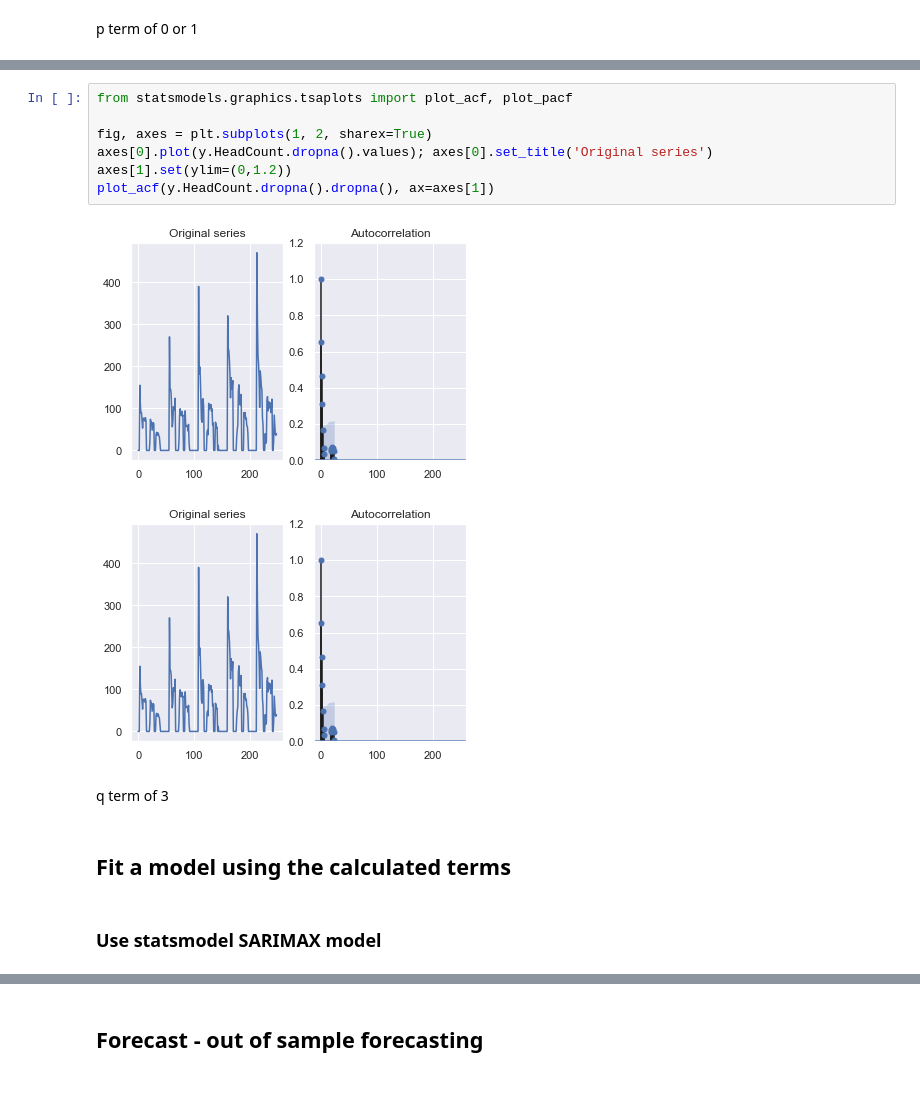
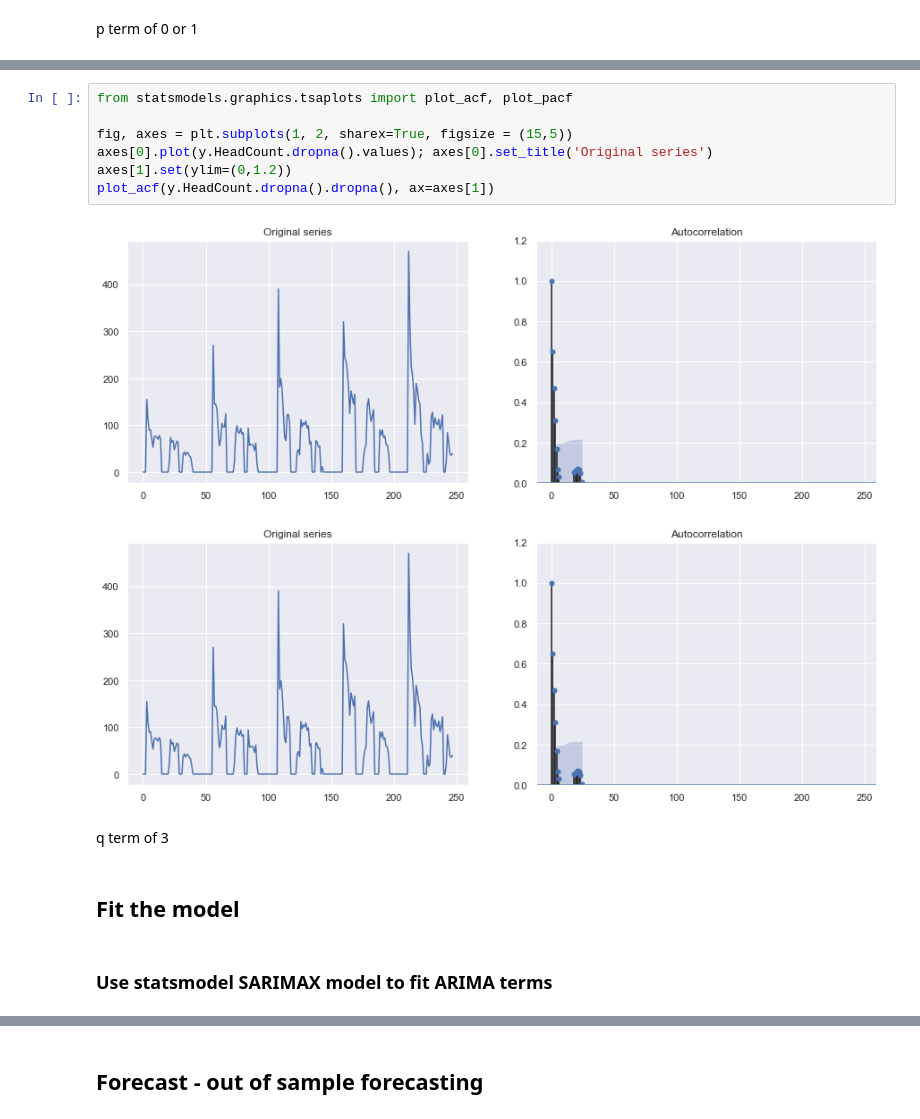
Before and after one commit to chris-pickford/TimeSeriesKb, a Jupyter notebook: Jupyter/main.ipynb, the cells around one changed output, grey strips where cells are left out. Cells and saved outputs as stored; diff of their text form; blank space fills up the shorter version.

```diff
--- a/Jupyter/main.ipynb
+++ b/Jupyter/main.ipynb
@@ -386,17 +389,17 @@ p term of 0 or 1
 # %%
 from statsmodels.graphics.tsaplots import plot_acf, plot_pacf
 
-fig, axes = plt.subplots(1, 2, sharex=True)
+fig, axes = plt.subplots(1, 2, sharex=True, figsize = (15,5))
 axes[0].plot(y.HeadCount.dropna().values); axes[0].set_title('Original series')
 axes[1].set(ylim=(0,1.2))
 plot_acf(y.HeadCount.dropna().dropna(), ax=axes[1])
 # %% [output]
-[figure, old version]
+[figure, new version]
-[figure, old version]
+[figure, new version]
 # %% [markdown]
 q term of 3
 # %% [markdown]
-## Fit a model using the calculated terms
+## Fit the model
 # %% [markdown]
-### Use statsmodel SARIMAX model
+### Use statsmodel SARIMAX model to fit ARIMA terms
 # %%
```
Also changed, not shown: parts of 62 cells of this notebook.
